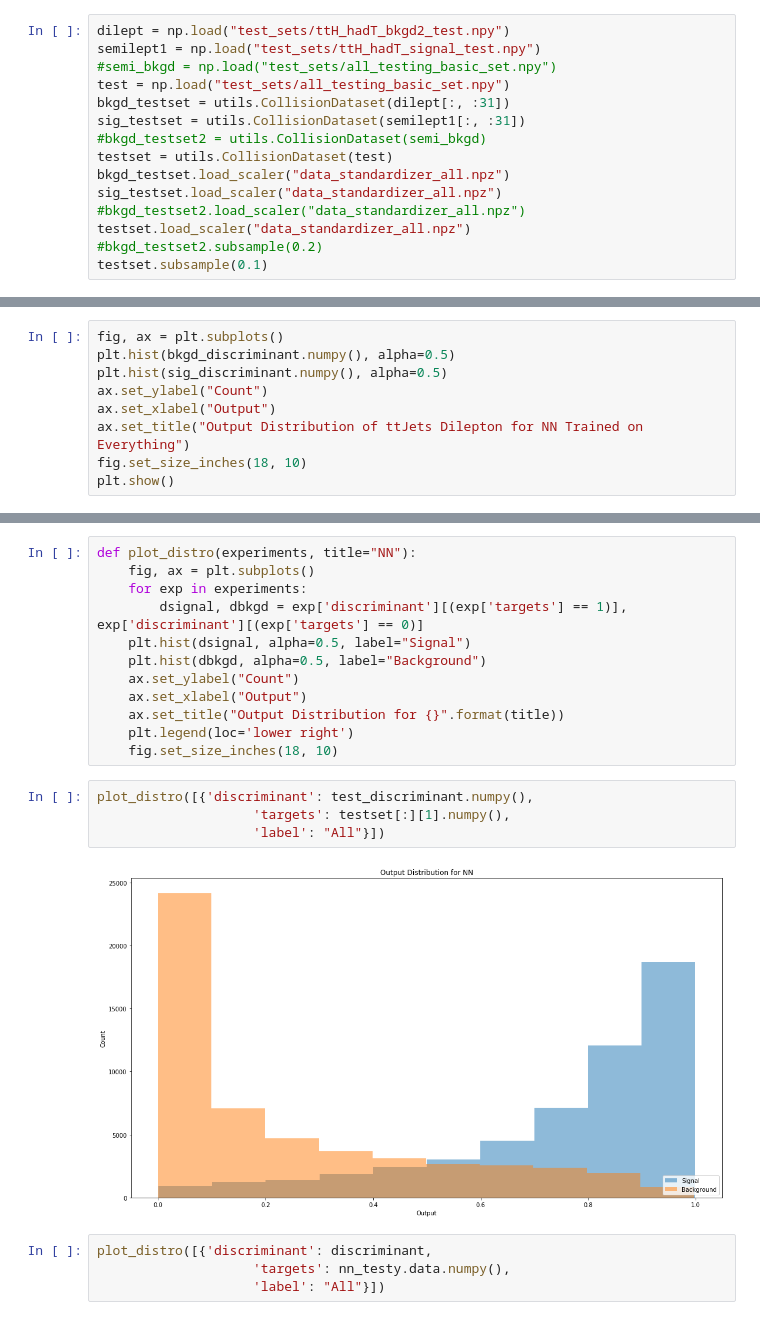
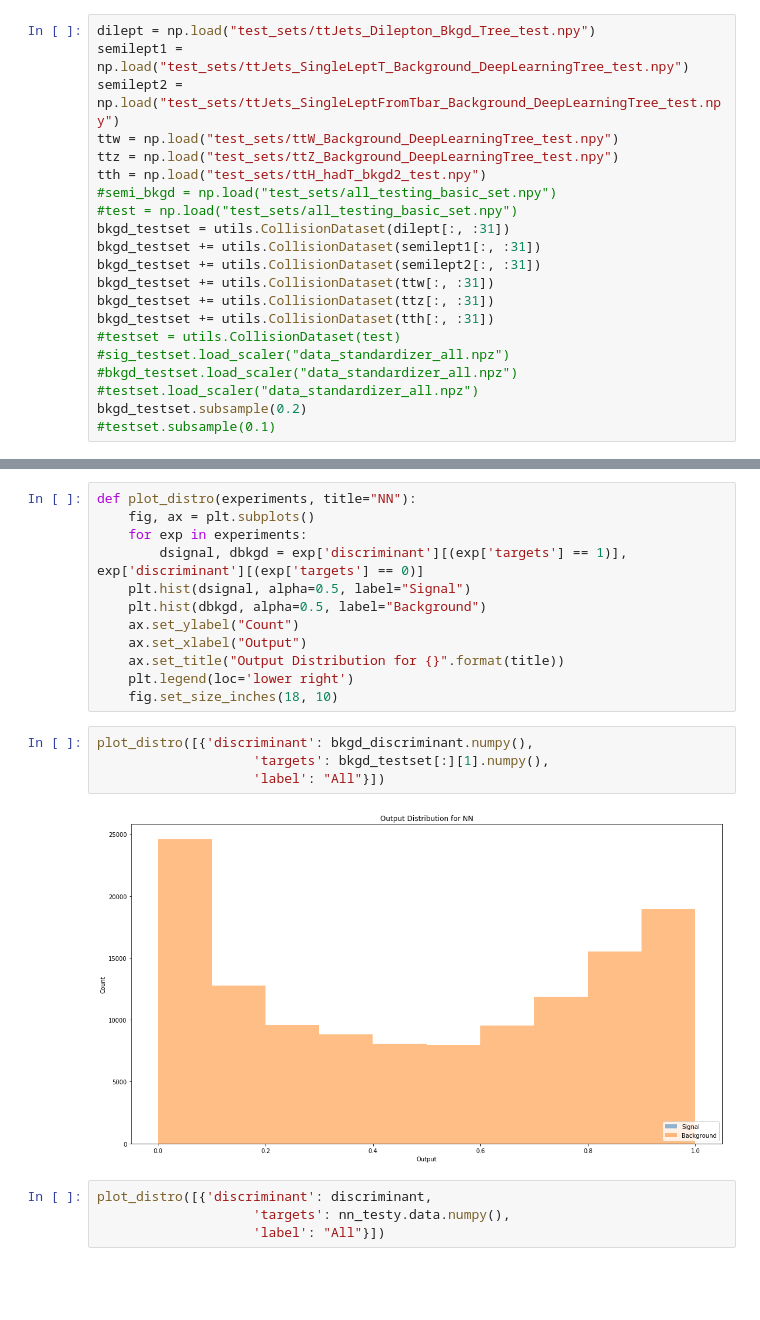
Before and after one commit to mdkdrnevich/DeepHadTopTagger, a Jupyter notebook: model_analysis.ipynb, the cells around one changed output, grey strips where cells are left out. Cells and saved outputs as stored; diff of their text form; blank space fills up the shorter version.

```diff
--- a/model_analysis.ipynb
+++ b/model_analysis.ipynb
@@ -13,20 +31,26 @@ import utils;
 # %% [markdown]
 ### Load the Data
 # %%
-dilept = np.load("test_sets/ttH_hadT_bkgd2_test.npy")
-semilept1 = np.load("test_sets/ttH_hadT_signal_test.npy")
+dilept = np.load("test_sets/ttJets_Dilepton_Bkgd_Tree_test.npy")
+semilept1 = np.load("test_sets/ttJets_SingleLeptT_Background_DeepLearningTree_test.npy")
+semilept2 = np.load("test_sets/ttJets_SingleLeptFromTbar_Background_DeepLearningTree_test.npy")
+ttw = np.load("test_sets/ttW_Background_DeepLearningTree_test.npy")
+ttz = np.load("test_sets/ttZ_Background_DeepLearningTree_test.npy")
+tth = np.load("test_sets/ttH_hadT_bkgd2_test.npy")
 #semi_bkgd = np.load("test_sets/all_testing_basic_set.npy")
-test = np.load("test_sets/all_testing_basic_set.npy")
+#test = np.load("test_sets/all_testing_basic_set.npy")
 bkgd_testset = utils.CollisionDataset(dilept[:, :31])
-sig_testset = utils.CollisionDataset(semilept1[:, :31])
-#bkgd_testset2 = utils.CollisionDataset(semi_bkgd)
-testset = utils.CollisionDataset(test)
-bkgd_testset.load_scaler("data_standardizer_all.npz")
-sig_testset.load_scaler("data_standardizer_all.npz")
-#bkgd_testset2.load_scaler("data_standardizer_all.npz")
-testset.load_scaler("data_standardizer_all.npz")
-#bkgd_testset2.subsample(0.2)
-testset.subsample(0.1)
+bkgd_testset += utils.CollisionDataset(semilept1[:, :31])
+bkgd_testset += utils.CollisionDataset(semilept2[:, :31])
+bkgd_testset += utils.CollisionDataset(ttw[:, :31])
+bkgd_testset += utils.CollisionDataset(ttz[:, :31])
+bkgd_testset += utils.CollisionDataset(tth[:, :31])
+#testset = utils.CollisionDataset(test)
+#sig_testset.load_scaler("data_standardizer_all.npz")
+#bkgd_testset.load_scaler("data_standardizer_all.npz")
+#testset.load_scaler("data_standardizer_all.npz")
+bkgd_testset.subsample(0.2)
+#testset.subsample(0.1)
 # %% [markdown]
 ### Load the BDTs
 # %%
@@ -149,12 +173,3 @@ overlay_roc_curves([{'discriminant': bdt_basic_decision,
 [figure]
 # %% [markdown]
 ## Plot Distributions
-# %%
-fig, ax = plt.subplots()
-plt.hist(bkgd_discriminant.numpy(), alpha=0.5)
-plt.hist(sig_discriminant.numpy(), alpha=0.5)
-ax.set_ylabel("Count")
-ax.set_xlabel("Output")
-ax.set_title("Output Distribution of ttJets Dilepton for NN Trained on Everything")
-fig.set_size_inches(18, 10)
-plt.show()
@@ -173,11 +218,11 @@ def plot_distro(experiments, title="NN"):
     plt.legend(loc='lower right')
     fig.set_size_inches(18, 10)
 # %%
-plot_distro([{'discriminant': test_discriminant.numpy(),
-                    'targets': testset[:][1].numpy(),
+plot_distro([{'discriminant': bkgd_discriminant.numpy(),
+                    'targets': bkgd_testset[:][1].numpy(),
                     'label': "All"}])
 # %% [output]
-[figure, old version]
+[figure, new version]
 # %%
 plot_distro([{'discriminant': discriminant,
                     'targets': nn_testy.data.numpy(),
```
Also changed, not shown: parts of 8 cells of this notebook, 3 other files.
